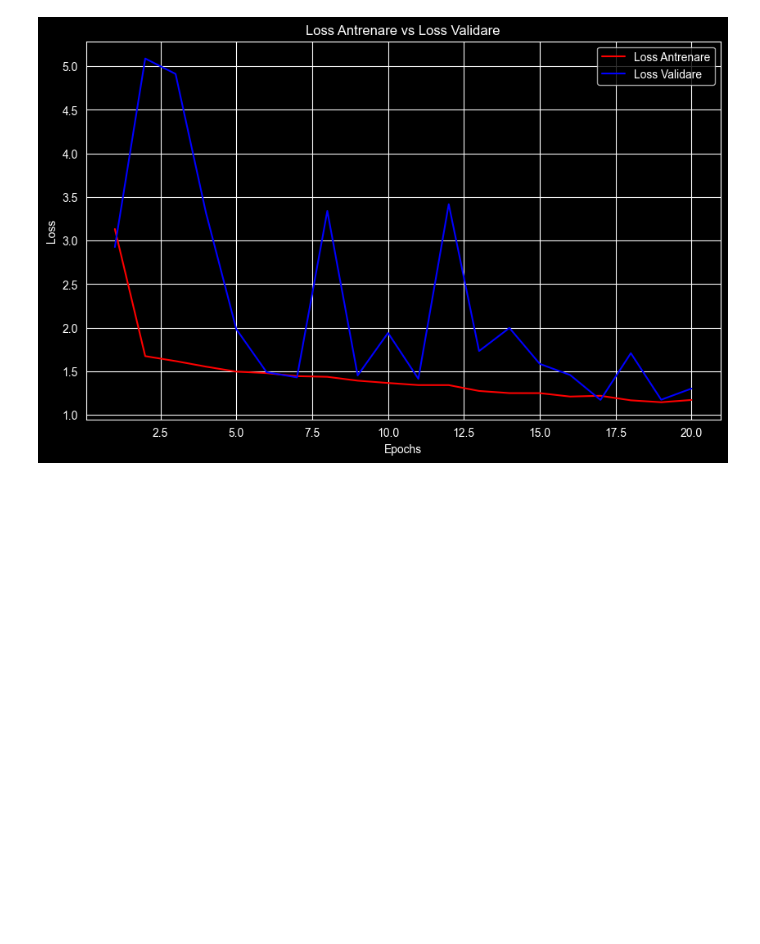
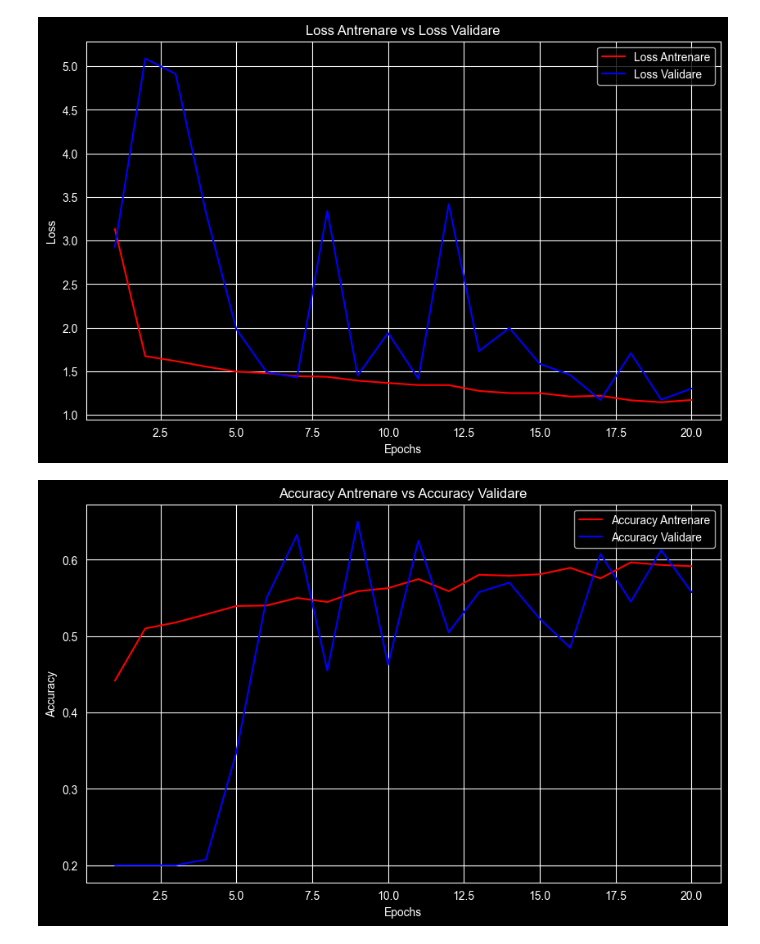
Before and after one commit to StanRemus15/Licenta, a Jupyter notebook: Cod/antrenare.ipynb, the cells around one changed output. Saved outputs shown, nothing was run; the diff lists cells and outputs as text; code cells hidden in the pictures; blank space fills up the shorter version.

```diff
--- a/Cod/antrenare.ipynb
+++ b/Cod/antrenare.ipynb
@@ -154,3 +154,21 @@ plt.grid(True)
 plt.show()
 # %% [output]
 [figure]
+# %%
+accuracy = model_antrenare_istoric.history['accuracy']
+val_accuracy = model_antrenare_istoric.history['val_accuracy']
+epochs = range(1, len(accuracy) + 1)
+
+
+plt.figure(figsize = (10,6))
+plt.plot(epochs, accuracy, 'r', label='Accuracy Antrenare')
+plt.plot(epochs, val_accuracy, 'b', label='Accuracy Validare')
+plt.title('Accuracy Antrenare vs Accuracy Validare')
+plt.xlabel('Epochs')
+plt.ylabel('Accuracy')
+plt.legend()
+plt.grid(True)
+
+plt.show()
+# %% [output]
+[figure, added]
```
